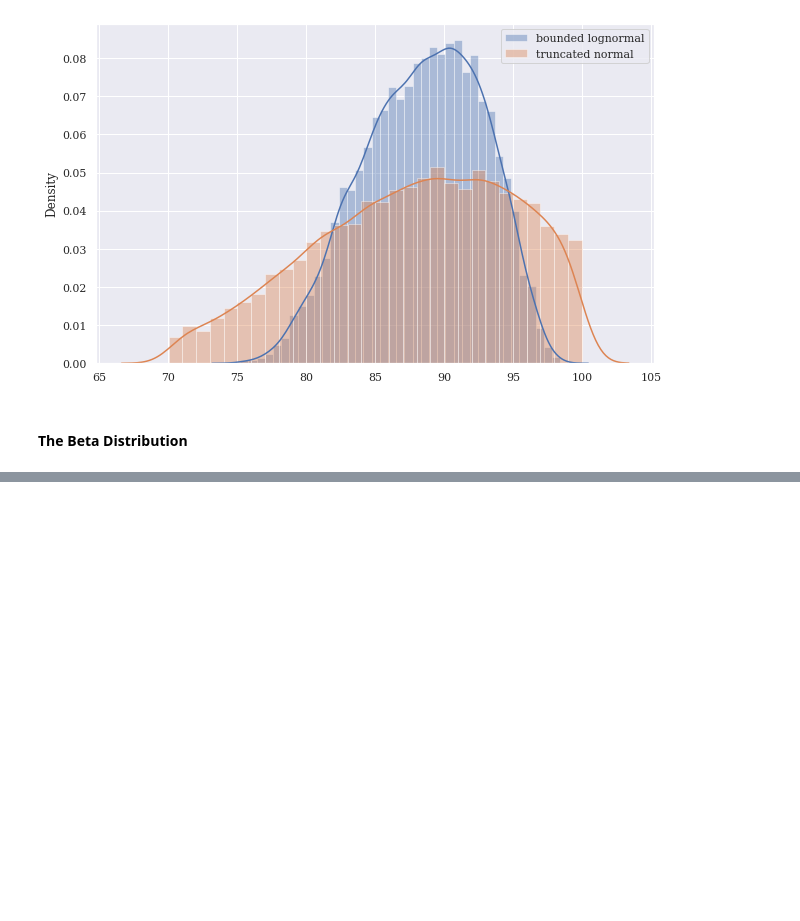
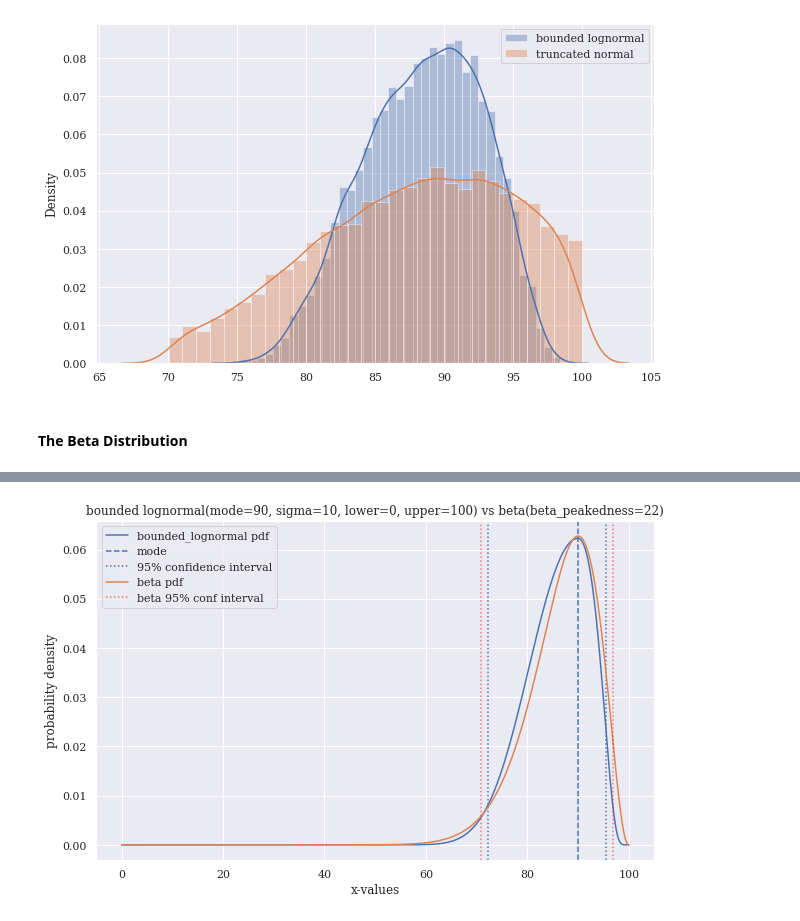
Before and after one commit to tedteske/bounded_lognorm, a Jupyter notebook: bounded_lognorm.ipynb, the cells around one changed output, grey strips where cells are left out. Cells and saved outputs as stored; diff of their text form; code cells hidden in the pictures; blank space fills up the shorter version.

```diff
--- a/bounded_lognorm.ipynb
+++ b/bounded_lognorm.ipynb
@@ -2006,0 +2019,4 @@ compare_to_beta(90, 10, 0, 100)
+# %%
+compare_to_beta(90, 10, 0, 100, beta_peakedness=22)
+# %% [output]
+[figure, added]
```
Also changed, not shown: parts of 2 cells of this notebook.
